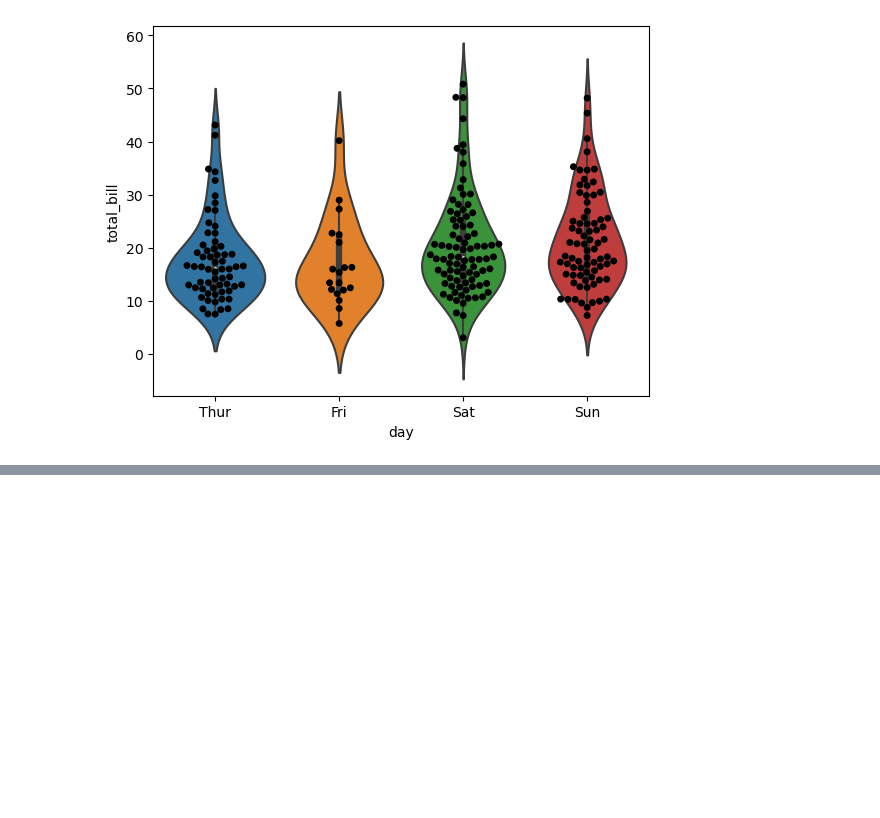
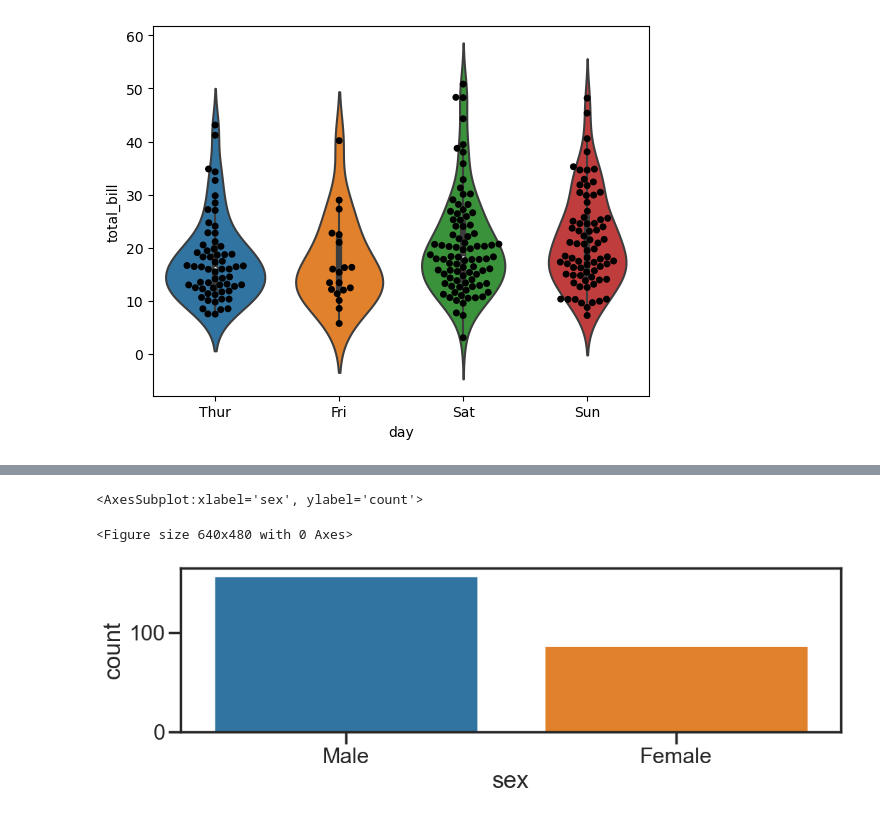
Before and after one commit to JoseArnel/code, a Jupyter notebook: DataScience&MachineLearning/06-Data-Visualization-with-Seaborn/Seaborn.ipynb, the cells around one changed output, grey strips where cells are left out. Cells and saved outputs as stored; diff of their text form; code cells hidden in the pictures; blank space fills up the shorter version.

```diff
--- a/DataScience&MachineLearning/06-Data-Visualization-with-Seaborn/Seaborn.ipynb
+++ b/DataScience&MachineLearning/06-Data-Visualization-with-Seaborn/Seaborn.ipynb
@@ -276,0 +281,10 @@ sns.lmplot(x='total_bill', y='tip',data =tips,c)
+# %%
+sns.set_style('ticks')  #ticks, drakgrid, whitegrid, white
+sns.despine(left=True)
+plt.figure(figsize=(12,3))
+sns.set_context('poster',font_scale =1)
+sns.countplot(x='sex',data=tips)
+# %% [output]
+<AxesSubplot:xlabel='sex', ylabel='count'>
+<Figure size 640x480 with 0 Axes>
+[figure, added]
```
Also changed, not shown: parts of 33 cells of this notebook.
